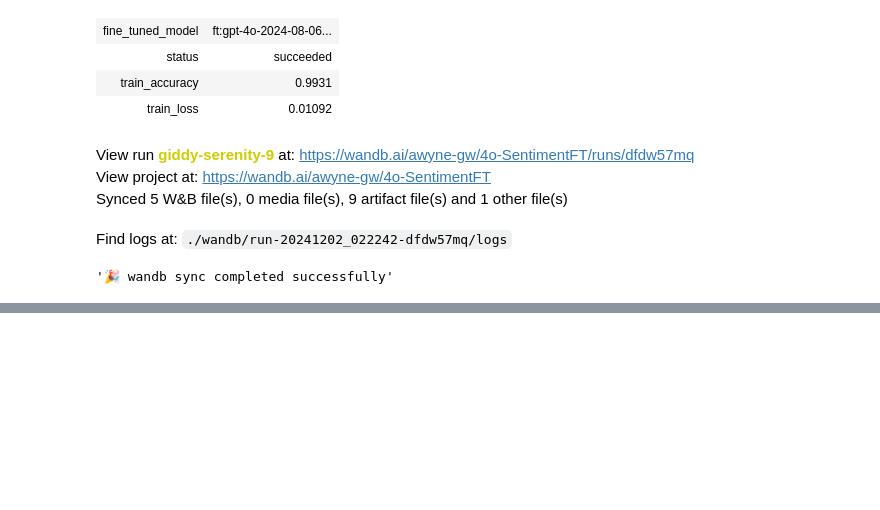
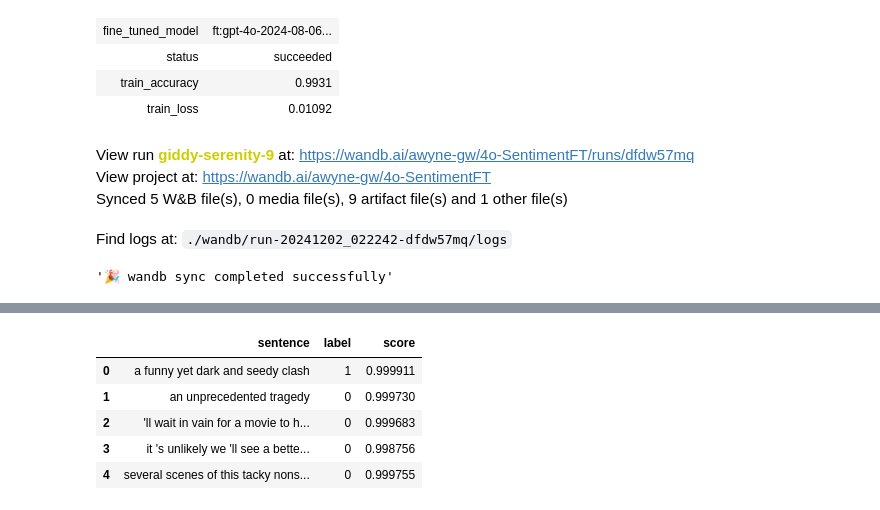
Before and after one commit to anw10/W2S_Safety, a Jupyter notebook: gpt-finetune.ipynb, the cells around one changed output, grey strips where cells are left out. Drawn from its saved outputs; the diff is of its cells as text; code cells hidden in the pictures; blank space fills up the shorter version.

```diff
--- a/gpt-finetune.ipynb
+++ b/gpt-finetune.ipynb
@@ -659,0 +750,11 @@ RetryError: RetryError[<Future at 0x... state=finished raised RateLimitError>]
+# %%
+weak_df = pd.read_csv("weak_labels.csv")
+# %%
+weak_df.head()
+# %% [output]
+|  | sentence | label | score |
+| 0 | a funny yet dark and seedy clash | 1 | 0.999911 |
+| 1 | an unprecedented tragedy | 0 | 0.999730 |
+| 2 | 'll wait in vain for a movie to h... | 0 | 0.999683 |
+| 3 | it 's unlikely we 'll see a bette... | 0 | 0.998756 |
+| 4 | several scenes of this tacky nons... | 0 | 0.999755 |
```
Also changed, not shown: parts of 21 cells of this notebook.
